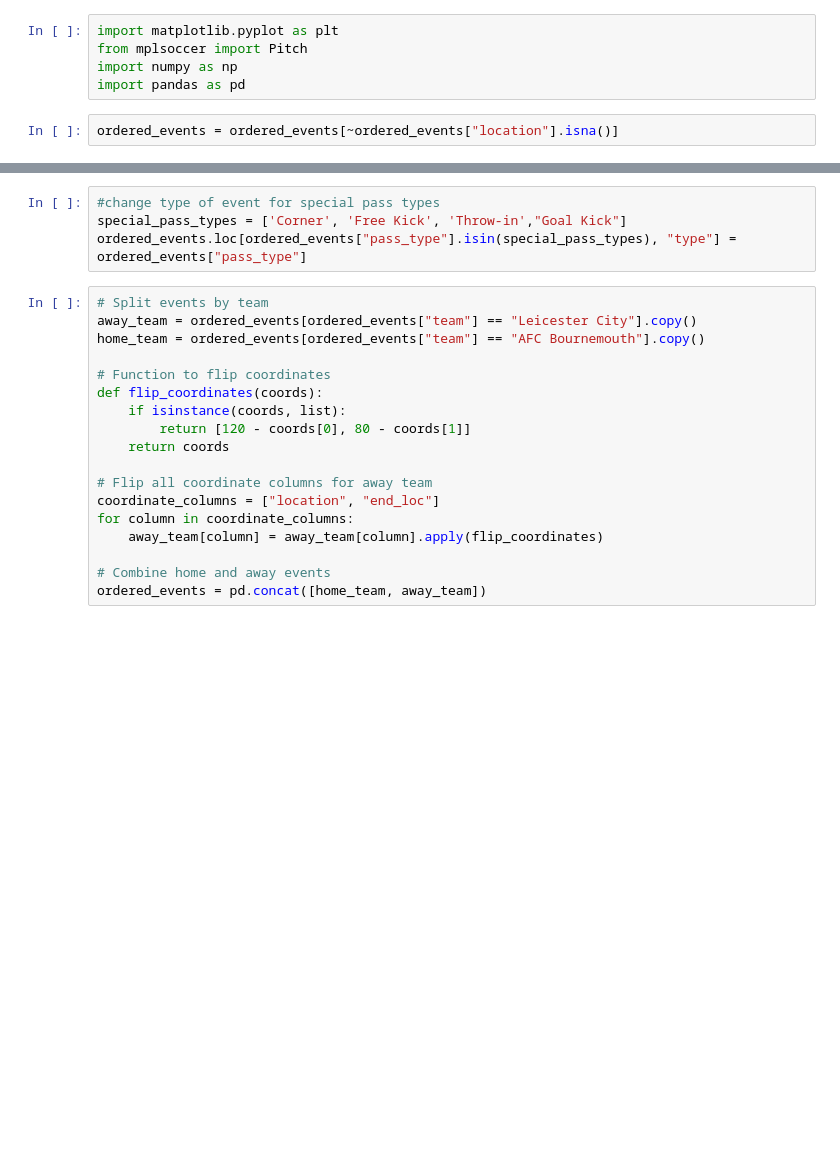
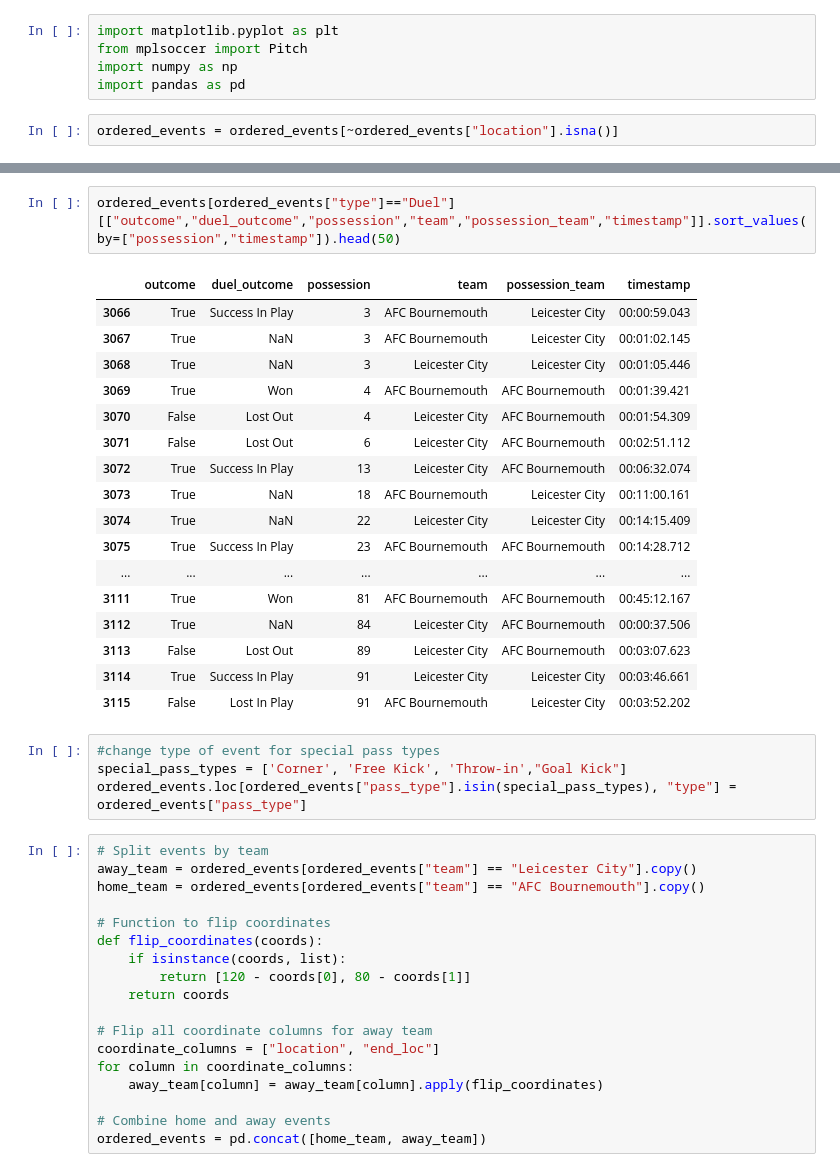
Before and after one commit to zcochran27/Soccer-Events-Analyzed, a Jupyter notebook: explore.ipynb, the cells around one changed output, grey strips where cells are left out. Drawn from its saved outputs; the diff is of its cells as text; blank space fills up the shorter version.

```diff
--- a/explore.ipynb
+++ b/explore.ipynb
@@ -129,6 +130,26 @@ def get_end_loc(row):
     return np.nan
 
 ordered_events["end_loc"] = ordered_events.apply(get_end_loc, axis=1)
+# %%
+ordered_events[ordered_events["type"]=="Duel"][["outcome","duel_outcome","possession","team","possession_team","timestamp"]].sort_values(by=["possession","timestamp"]).head(50)
+# %% [output]
+|  | outcome | duel_outcome | possession | team | possession_team | timestamp |
+| 3066 | True | Success In Play | 3 | AFC Bournemouth | Leicester City | 00:00:59.043 |
+| 3067 | True | NaN | 3 | AFC Bournemouth | Leicester City | 00:01:02.145 |
+| 3068 | True | NaN | 3 | Leicester City | Leicester City | 00:01:05.446 |
+| 3069 | True | Won | 4 | AFC Bournemouth | AFC Bournemouth | 00:01:39.421 |
+| 3070 | False | Lost Out | 4 | Leicester City | AFC Bournemouth | 00:01:54.309 |
+| 3071 | False | Lost Out | 6 | Leicester City | AFC Bournemouth | 00:02:51.112 |
+| 3072 | True | Success In Play | 13 | Leicester City | AFC Bournemouth | 00:06:32.074 |
+| 3073 | True | NaN | 18 | AFC Bournemouth | Leicester City | 00:11:00.161 |
+| 3074 | True | NaN | 22 | Leicester City | Leicester City | 00:14:15.409 |
+| 3075 | True | Success In Play | 23 | AFC Bournemouth | AFC Bournemouth | 00:14:28.712 |
+| ... | ... | ... | ... | ... | ... | ... |
+| 3111 | True | Won | 81 | AFC Bournemouth | AFC Bournemouth | 00:45:12.167 |
+| 3112 | True | NaN | 84 | Leicester City | AFC Bournemouth | 00:00:37.506 |
+| 3113 | False | Lost Out | 89 | Leicester City | AFC Bournemouth | 00:03:07.623 |
+| 3114 | True | Success In Play | 91 | Leicester City | Leicester City | 00:03:46.661 |
+| 3115 | False | Lost In Play | 91 | AFC Bournemouth | Leicester City | 00:03:52.202 |
 # %%
 #change type of event for special pass types
 special_pass_types = ['Corner', 'Free Kick', 'Throw-in',"Goal Kick"]
```
Also changed, not shown: parts of 2 cells of this notebook.
